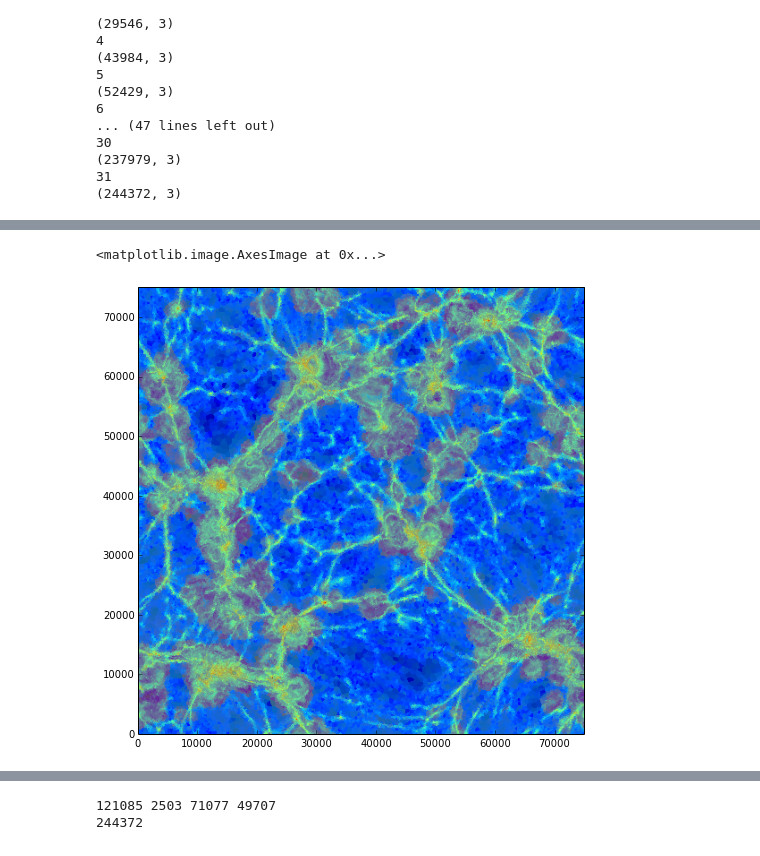
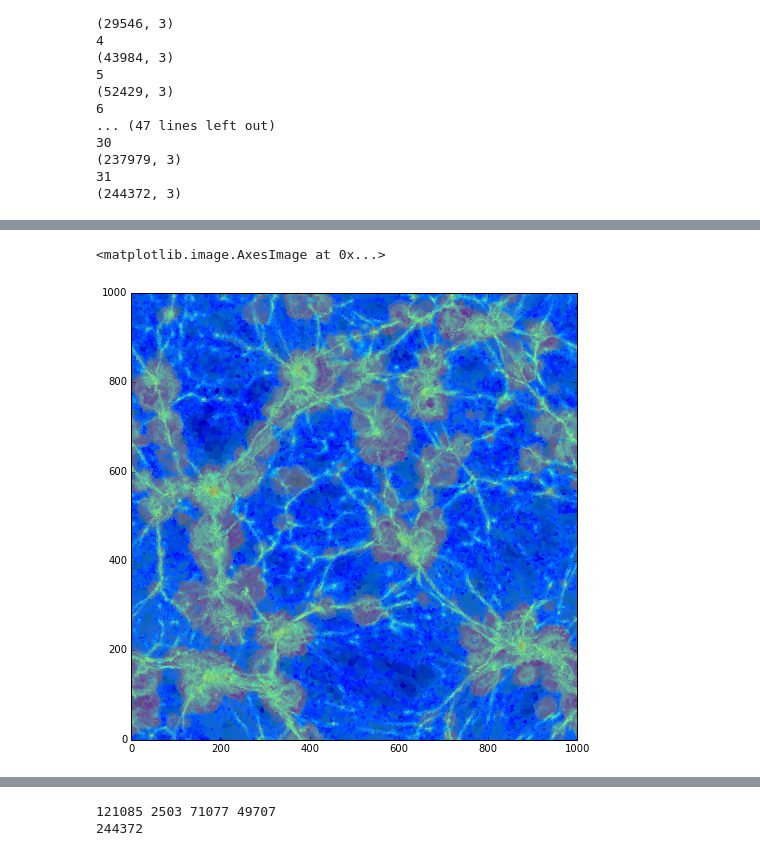
Before and after one commit to forero/ArepoWeb, a Jupyter notebook: src/PlotsCosmicWeb.ipynb, the cells around one changed output, grey strips where cells are left out. Saved outputs shown, nothing was run; the diff lists cells and outputs as text; code cells hidden in the pictures.

```diff
--- a/src/PlotsCosmicWeb.ipynb
+++ b/src/PlotsCosmicWeb.ipynb
@@ -149,7 +149,7 @@ def interpolate_grid(pos, to_interpolate):
     max_y = amax(points[:,0])
     min_x = amin(points[:,1])
     max_x = amax(points[:,1])
-    grid_x, grid_y = mgrid[min_x:max_x:500j, min_y:max_y:500j]
+    grid_x, grid_y = mgrid[min_x:max_x:1000j, min_y:max_y:1000j]
     grid_d = griddata(points, to_interpolate, (grid_x, grid_y), method='nearest')
     return grid_d
 # %%
@@ -171,8 +171,8 @@ imshow((grid_vorticity.T), extent=(min_x,max_x,min_y,max_y), aspect='equal',orig
 in_grid = log10(rho_gas)
 grid_density = interpolate_grid(pos_gas, in_grid)
 # %%
-imshow((grid_density.T), extent=(min_x,max_x,min_y,max_y), aspect='equal',origin='lower')
-imshow((grid_vorticity.T), extent=(min_x,max_x,min_y,max_y), aspect='equal',origin='lower' ,alpha=0.4)
+imshow((grid_density.T),  aspect='equal',origin='lower')
+imshow((grid_vorticity.T), aspect='equal',origin='lower' ,alpha=0.4)
 # %% [output]
 <matplotlib.image.AxesImage at 0x...>
-[figure, old version]
+[figure, new version]
```
Also changed, not shown: parts of 19 cells of this notebook.
